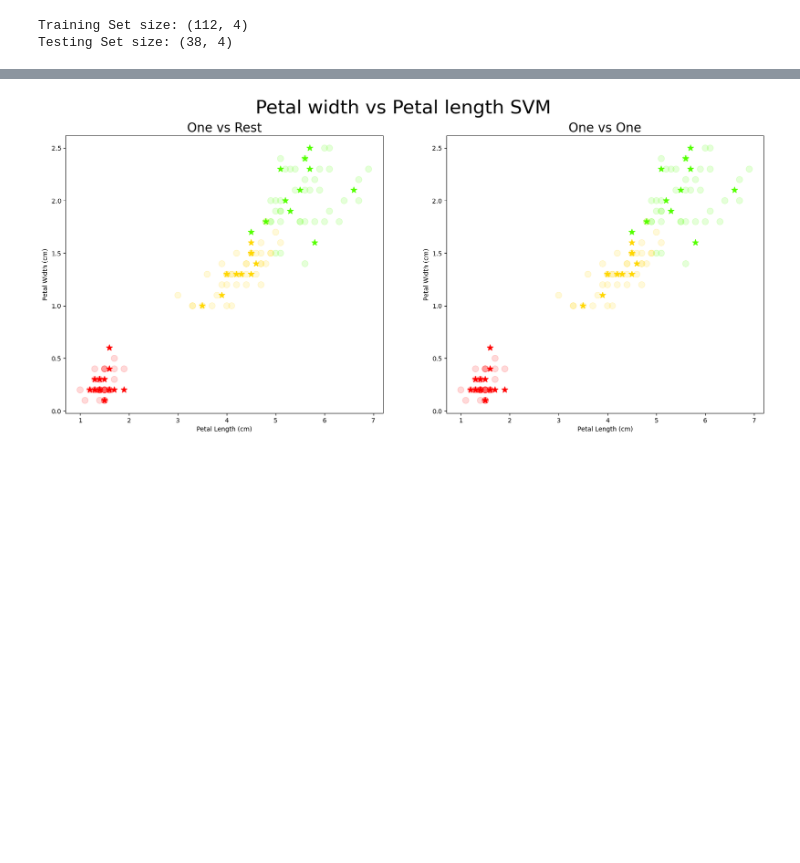
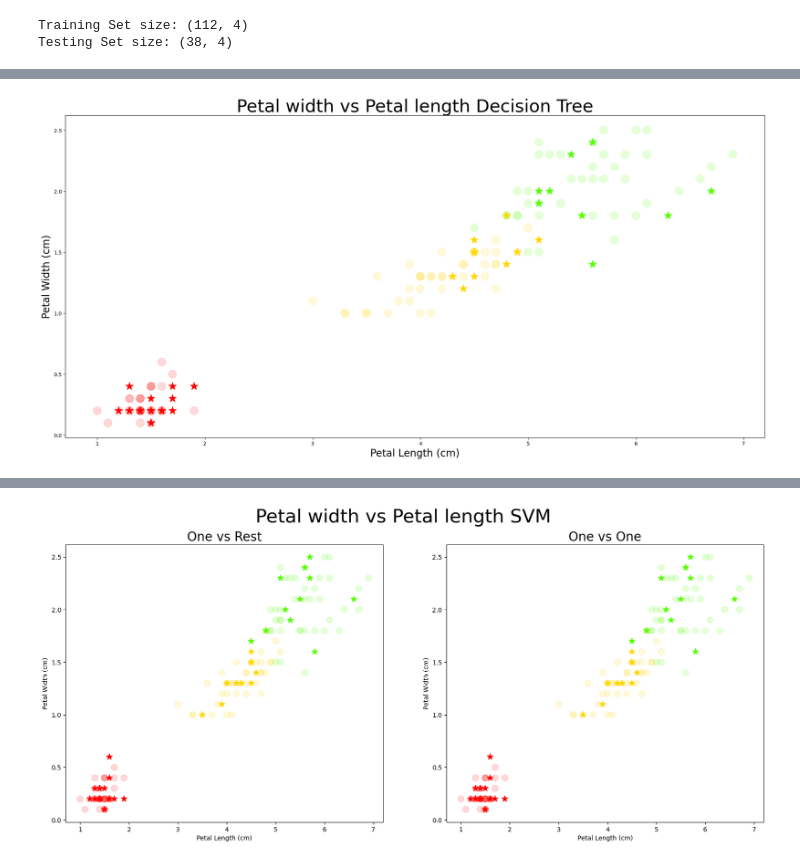
Before and after one commit to josep-audenis/Iris, a Jupyter notebook: iris.ipynb, the cells around one changed output, grey strips where cells are left out. Saved outputs shown, nothing was run; the diff lists cells and outputs as text; code cells hidden in the pictures; blank space fills up the shorter version.

```diff
--- a/iris.ipynb
+++ b/iris.ipynb
@@ -181,0 +231,12 @@ Testing Set size: (38, 4)
+# %%
+plt.figure(figsize=(20, 10), layout="constrained")
+plt.title("Petal width vs Petal length Decision Tree", fontsize=35)
+plt.xlabel("Petal Length (cm)", fontsize=20)
+plt.ylabel("Petal Width (cm)", fontsize=20)
+
+plt.scatter(x_train[:,2], x_train[:,3], c=y_train, cmap="prism", marker="o", alpha=0.15, s=250)
+plt.scatter(x_test[:,2], x_test[:,3], c=y_test, cmap="prism", marker="*", s=250)
+
+plt.show()
+# %% [output]
+[figure, added]
```
Also changed, not shown: parts of 19 cells of this notebook.
